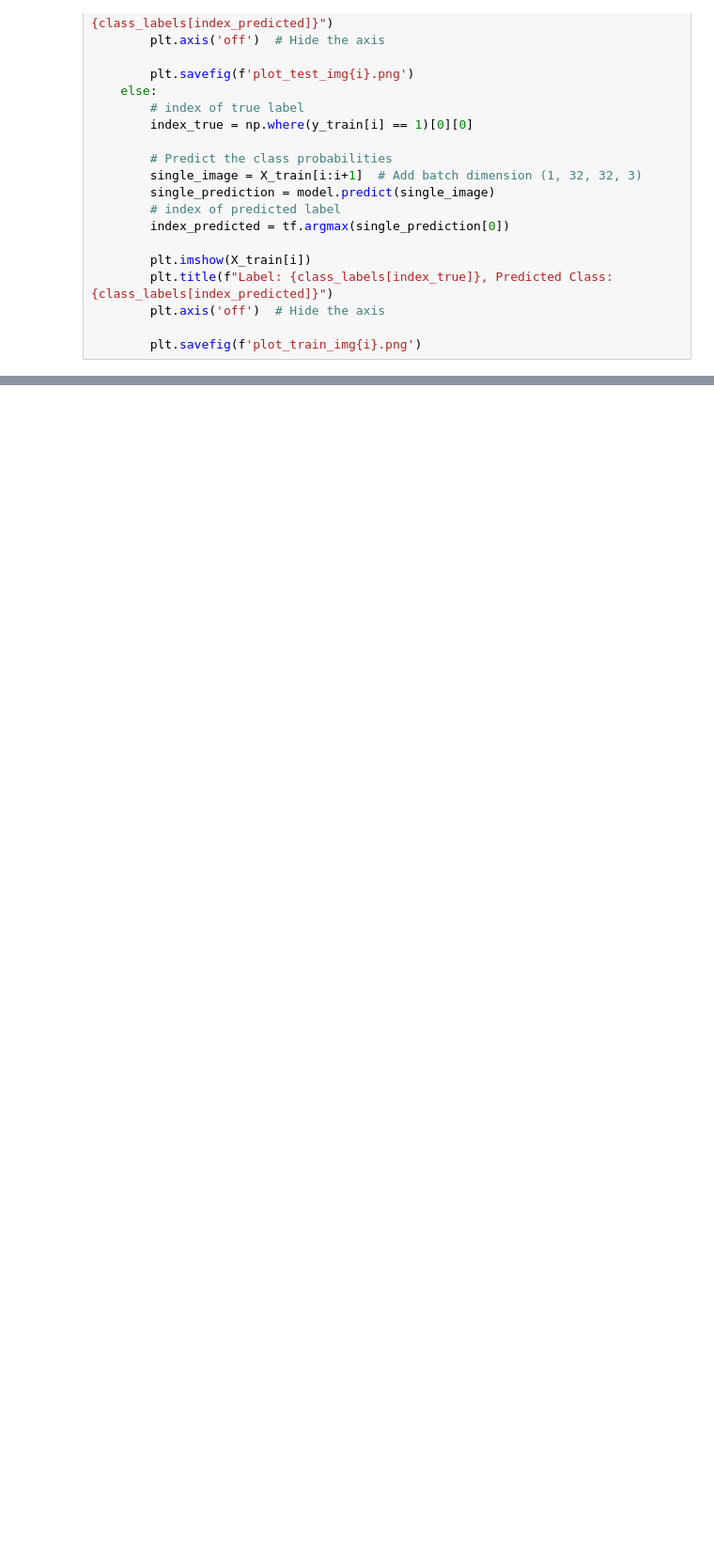
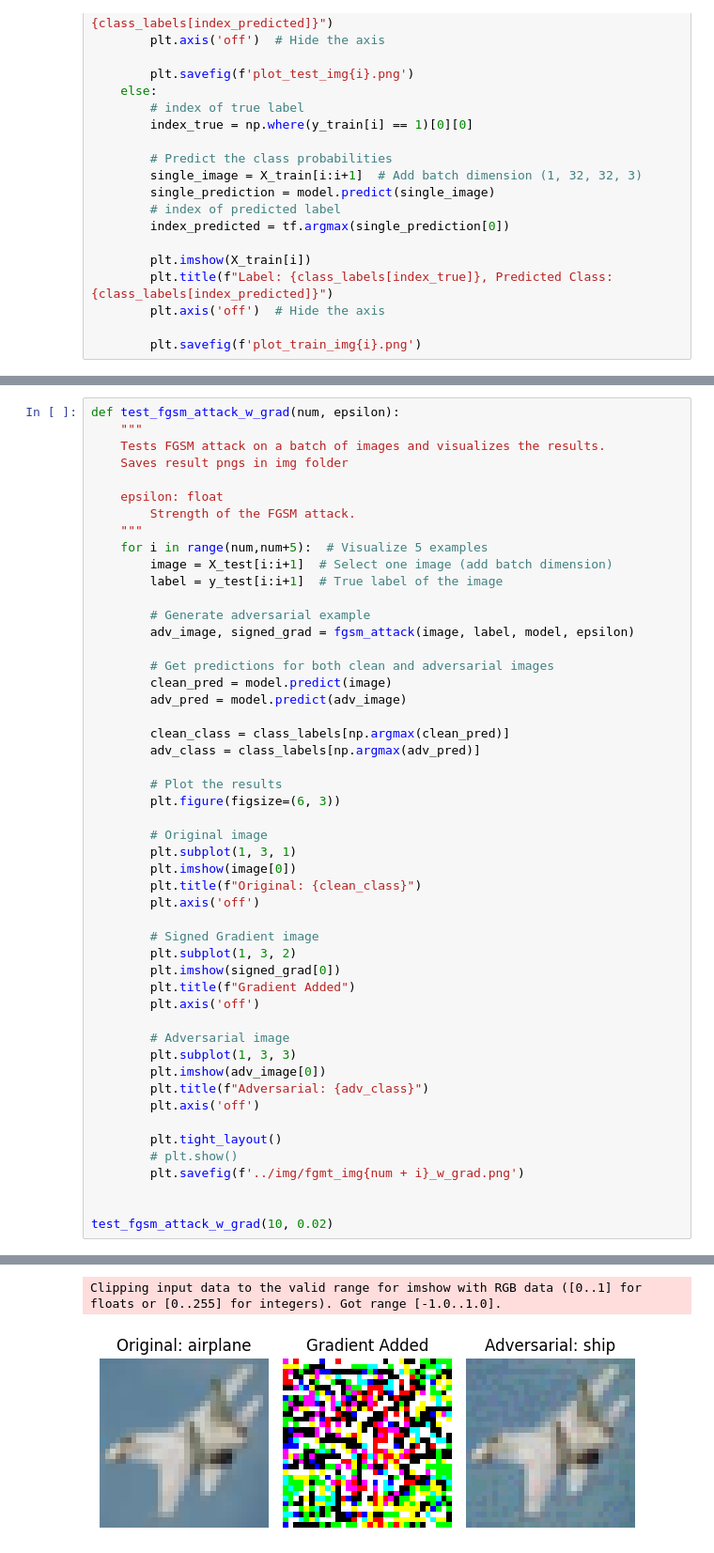
Before and after one commit to Capstone-24-25/vignette-adversarial-attacks, a Jupyter notebook: models/CIFAR10model.ipynb, the cells around one changed output, grey strips where cells are left out. Shown: that part at 94% size. Drawn from its saved outputs; the diff is of its cells as text; blank space fills up the shorter version.

Commit message:
added gradients to the pngs

```diff
--- a/models/CIFAR10model.ipynb
+++ b/models/CIFAR10model.ipynb
@@ -230 +230,52 @@ test_fgsm_attack(10, 0.02)
 [figure]
+# %%
+def test_fgsm_attack_w_grad(num, epsilon):
+    """
+    Tests FGSM attack on a batch of images and visualizes the results.
+    Saves result pngs in img folder
+
+    epsilon: float
+        Strength of the FGSM attack.
+    """
+    for i in range(num,num+5):  # Visualize 5 examples
+        image = X_test[i:i+1]  # Select one image (add batch dimension)
+        label = y_test[i:i+1]  # True label of the image
+
+        # Generate adversarial example
+        adv_image, signed_grad = fgsm_attack(image, label, model, epsilon)
+
+        # Get predictions for both clean and adversarial images
+        clean_pred = model.predict(image)
+        adv_pred = model.predict(adv_image)
+
+        clean_class = class_labels[np.argmax(clean_pred)]
+        adv_class = class_labels[np.argmax(adv_pred)]
+
+        # Plot the results
+        plt.figure(figsize=(6, 3))
+
+        # Original image
+        plt.subplot(1, 3, 1)
+        plt.imshow(image[0])
+        plt.title(f"Original: {clean_class}")
+        plt.axis('off')
+
+        # Signed Gradient image
+        plt.subplot(1, 3, 2)
+        plt.imshow(signed_grad[0])
+        plt.title(f"Gradient Added")
+        plt.axis('off')
+
+        # Adversarial image
+        plt.subplot(1, 3, 3)
+        plt.imshow(adv_image[0])
+        plt.title(f"Adversarial: {adv_class}")
+        plt.axis('off')
+
+        plt.tight_layout()
+        # plt.show()
+        plt.savefig(f'../img/fgmt_img{num + i}_w_grad.png')
+
+
+test_fgsm_attack_w_grad(10, 0.02)
+# %% [output]
@@ -230,0 +296,2 @@ test_fgsm_attack(10, 0.02)
+Clipping input data to the valid range for imshow with RGB data ([0..1] for floats or [0..255] for integers). Got range [-1.0..1.0].
+[figure, added]
```
Also changed, not shown: parts of 5 cells of this notebook, 10 other files.
